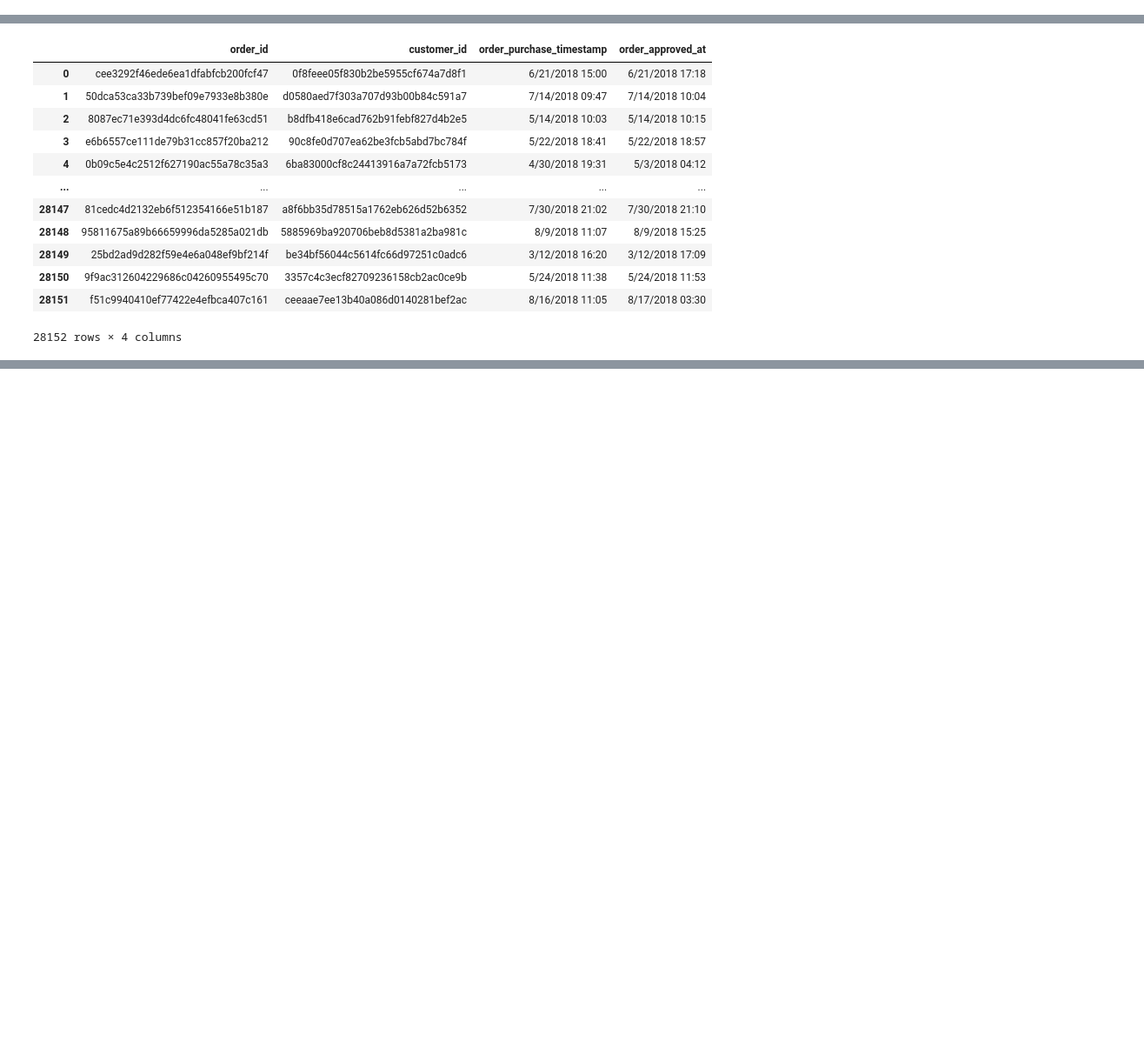
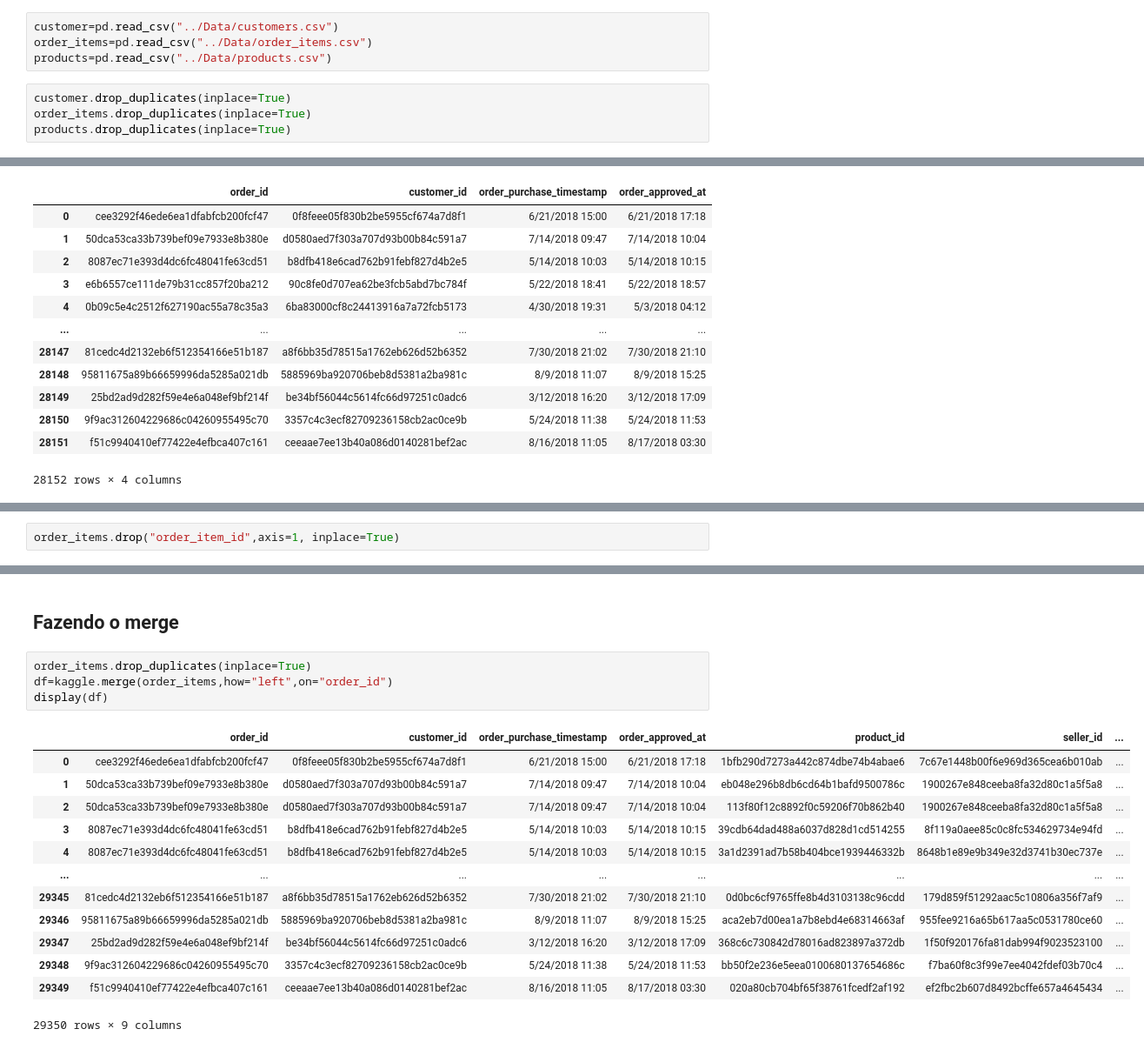
Before and after one commit to mateusono1/De-Company, a Jupyter notebook: Modelos/Kaggle.ipynb, the cells around one changed output, grey strips where cells are left out. Shown at 87% size. Saved outputs shown, nothing was run; the diff lists cells and outputs as text; blank space fills up the shorter version.

Commit message:
Enriquecendo a base do Kaggle. Está dando problema, pois a base estáganhando linhas

```diff
--- a/Modelos/Kaggle.ipynb
+++ b/Modelos/Kaggle.ipynb
@@ -11,3 +9,11 @@ query=pd.read_csv("../Data/query_27_06.csv")
+# %%
+customer=pd.read_csv("../Data/customers.csv")
+order_items=pd.read_csv("../Data/order_items.csv")
+products=pd.read_csv("../Data/products.csv")
+# %%
+customer.drop_duplicates(inplace=True)
+order_items.drop_duplicates(inplace=True)
+products.drop_duplicates(inplace=True)
 # %%
 display(kaggle)
 # %% [output]
@@ -55,0 +41,2 @@ set() set()
+# %%
+order_items.drop("order_item_id",axis=1, inplace=True)
@@ -55,0 +63,20 @@ set() set()
+# %% [markdown]
+## Fazendo o merge
+# %%
+order_items.drop_duplicates(inplace=True)
+df=kaggle.merge(order_items,how="left",on="order_id")
+display(df)
+# %% [output]
+|  | order_id | customer_id | order_purchase_timestamp | order_approved_at | product_id | seller_id | ... |
+| 0 | cee3292f46ede6ea1dfabfcb200fcf47 | 0f8feee05f830b2be5955cf674a7d8f1 | 6/21/2018 15:00 | 6/21/2018 17:18 | 1bfb290d7273a442c874dbe74b4abae6 | 7c67e1448b00f6e969d365cea6b010ab | ... |
+| 1 | 50dca53ca33b739bef09e7933e8b380e | d0580aed7f303a707d93b00b84c591a7 | 7/14/2018 09:47 | 7/14/2018 10:04 | eb048e296b8db6cd64b1bafd9500786c | 1900267e848ceeba8fa32d80c1a5f5a8 | ... |
+| 2 | 50dca53ca33b739bef09e7933e8b380e | d0580aed7f303a707d93b00b84c591a7 | 7/14/2018 09:47 | 7/14/2018 10:04 | 113f80f12c8892f0c59206f70b862b40 | 1900267e848ceeba8fa32d80c1a5f5a8 | ... |
+| 3 | 8087ec71e393d4dc6fc48041fe63cd51 | b8dfb418e6cad762b91febf827d4b2e5 | 5/14/2018 10:03 | 5/14/2018 10:15 | 39cdb64dad488a6037d828d1cd514255 | 8f119a0aee85c0c8fc534629734e94fd | ... |
+| 4 | 8087ec71e393d4dc6fc48041fe63cd51 | b8dfb418e6cad762b91febf827d4b2e5 | 5/14/2018 10:03 | 5/14/2018 10:15 | 3a1d2391ad7b58b404bce1939446332b | 8648b1e89e9b349e32d3741b30ec737e | ... |
+| ... | ... | ... | ... | ... | ... | ... | ... |
+| 29345 | 81cedc4d2132eb6f512354166e51b187 | a8f6bb35d78515a1762eb626d52b6352 | 7/30/2018 21:02 | 7/30/2018 21:10 | 0d0bc6cf9765ffe8b4d3103138c96cdd | 179d859f51292aac5c10806a356f7af9 | ... |
+| 29346 | 95811675a89b66659996da5285a021db | 5885969ba920706beb8d5381a2ba981c | 8/9/2018 11:07 | 8/9/2018 15:25 | aca2eb7d00ea1a7b8ebd4e68314663af | 955fee9216a65b617aa5c0531780ce60 | ... |
+| 29347 | 25bd2ad9d282f59e4e6a048ef9bf214f | be34bf56044c5614fc66d97251c0adc6 | 3/12/2018 16:20 | 3/12/2018 17:09 | 368c6c730842d78016ad823897a372db | 1f50f920176fa81dab994f9023523100 | ... |
+| 29348 | 9f9ac312604229686c04260955495c70 | 3357c4c3ecf82709236158cb2ac0ce9b | 5/24/2018 11:38 | 5/24/2018 11:53 | bb50f2e236e5eea0100680137654686c | f7ba60f8c3f99e7ee4042fdef03b70c4 | ... |
+| 29349 | f51c9940410ef77422e4efbca407c161 | ceeaae7ee13b40a086d0140281bef2ac | 8/16/2018 11:05 | 8/17/2018 03:30 | 020a80cb704bf65f38761fcedf2af192 | ef2fbc2b607d8492bcffe657a4645434 | ... |
+29350 rows × 9 columns
```
Also changed, not shown: parts of 14 cells of this notebook.
